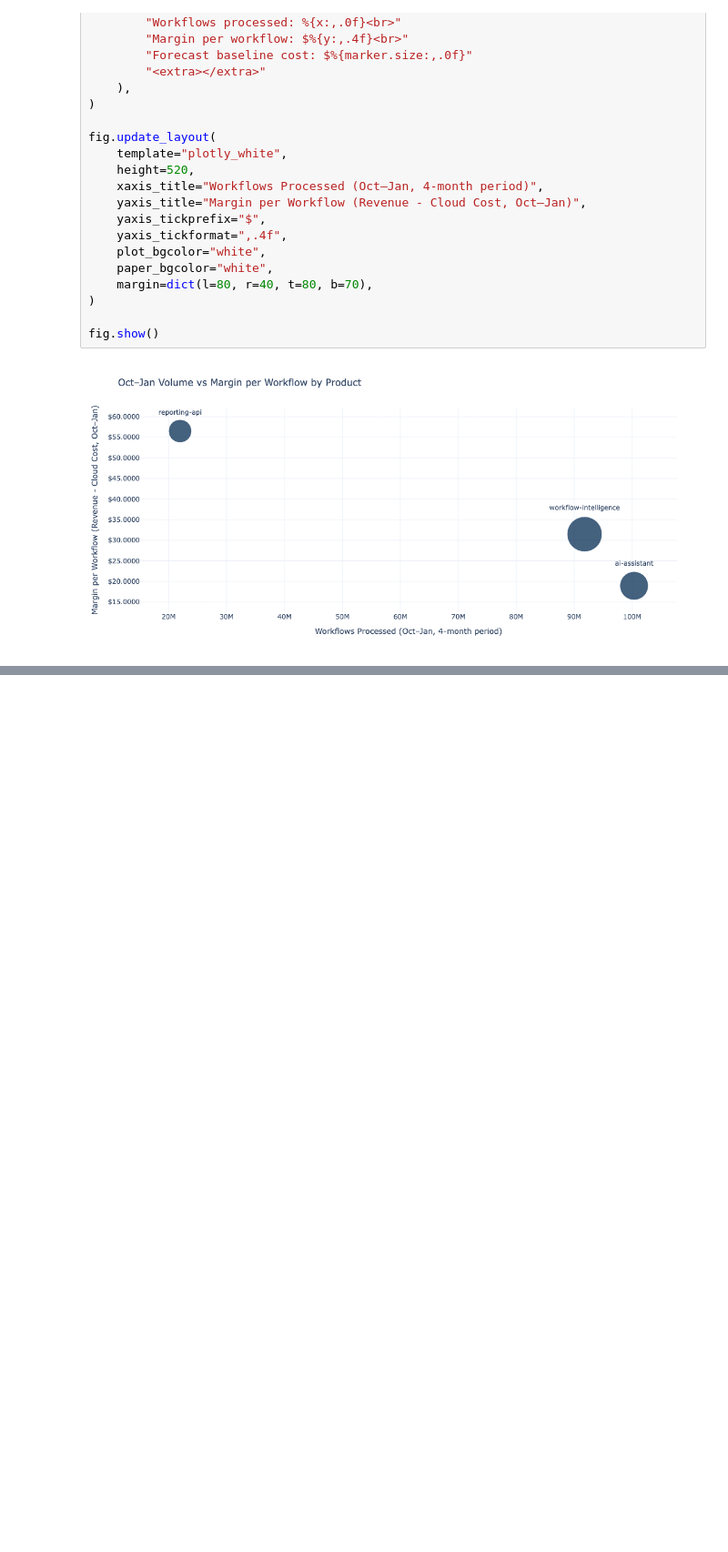
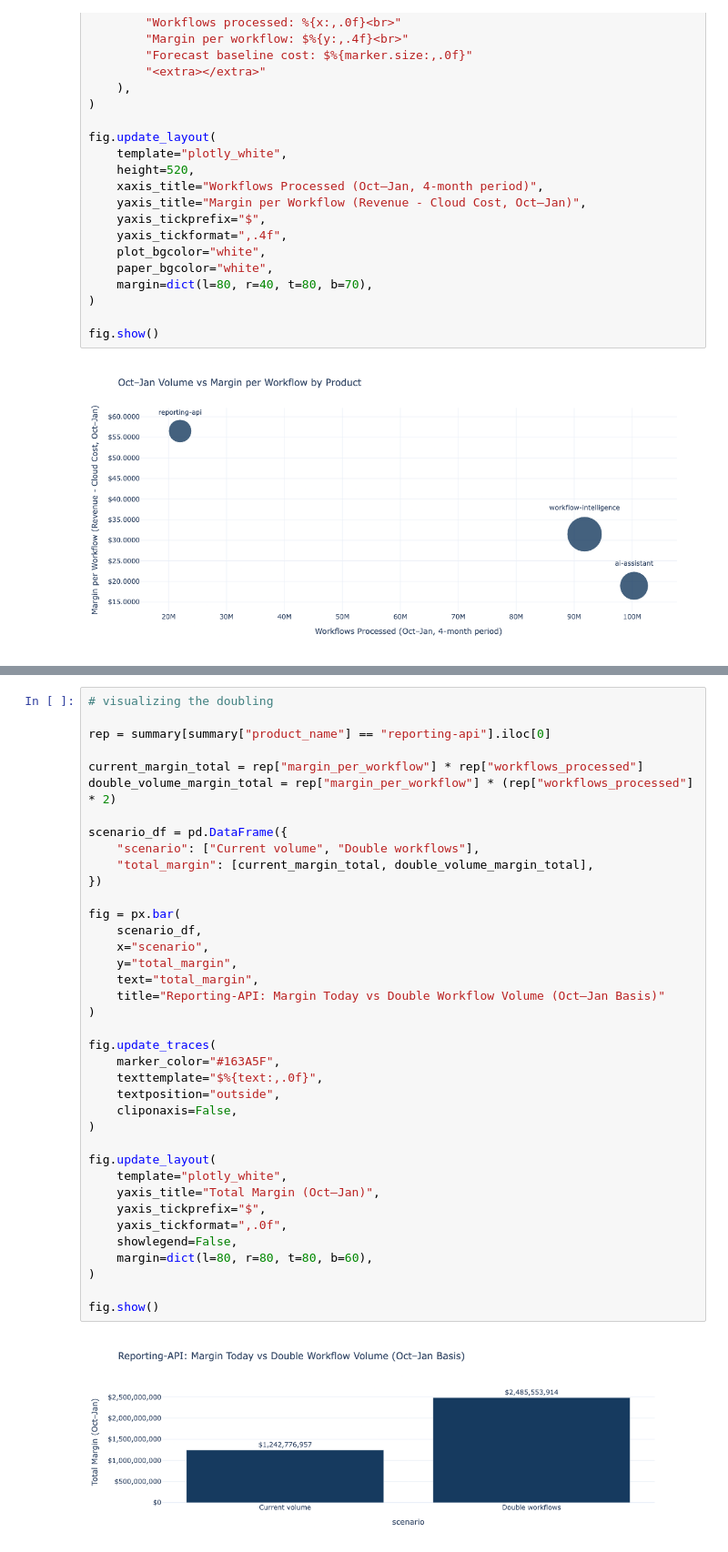
Before and after one commit to emel333/finops-dojo-lab, a Jupyter notebook: 01-aws-ai-saas-case/analysis/analysis2.ipynb, the cells around one changed output, grey strips where cells are left out. Shown at 91% size. Saved outputs shown, nothing was run; the diff lists cells and outputs as text; blank space fills up the shorter version.

```diff
--- a/01-aws-ai-saas-case/analysis/analysis2.ipynb
+++ b/01-aws-ai-saas-case/analysis/analysis2.ipynb
@@ -521,0 +533,40 @@ summary
+# %%
+# visualizing the doubling
+
+rep = summary[summary["product_name"] == "reporting-api"].iloc[0]
+
+current_margin_total = rep["margin_per_workflow"] * rep["workflows_processed"]
+double_volume_margin_total = rep["margin_per_workflow"] * (rep["workflows_processed"] * 2)
+
+scenario_df = pd.DataFrame({
+    "scenario": ["Current volume", "Double workflows"],
+    "total_margin": [current_margin_total, double_volume_margin_total],
+})
+
+fig = px.bar(
+    scenario_df,
+    x="scenario",
+    y="total_margin",
+    text="total_margin",
+    title="Reporting-API: Margin Today vs Double Workflow Volume (Oct–Jan Basis)"
+)
+
+fig.update_traces(
+    marker_color="#163A5F",
+    texttemplate="$%{text:,.0f}",
+    textposition="outside",
+    cliponaxis=False,
+)
+
+fig.update_layout(
+    template="plotly_white",
+    yaxis_title="Total Margin (Oct–Jan)",
+    yaxis_tickprefix="$",
+    yaxis_tickformat=",.0f",
+    showlegend=False,
+    margin=dict(l=80, r=80, t=80, b=60),
+)
+
+fig.show()
+# %% [output]
+[figure, added]
```
Also changed, not shown: parts of 19 cells of this notebook.
